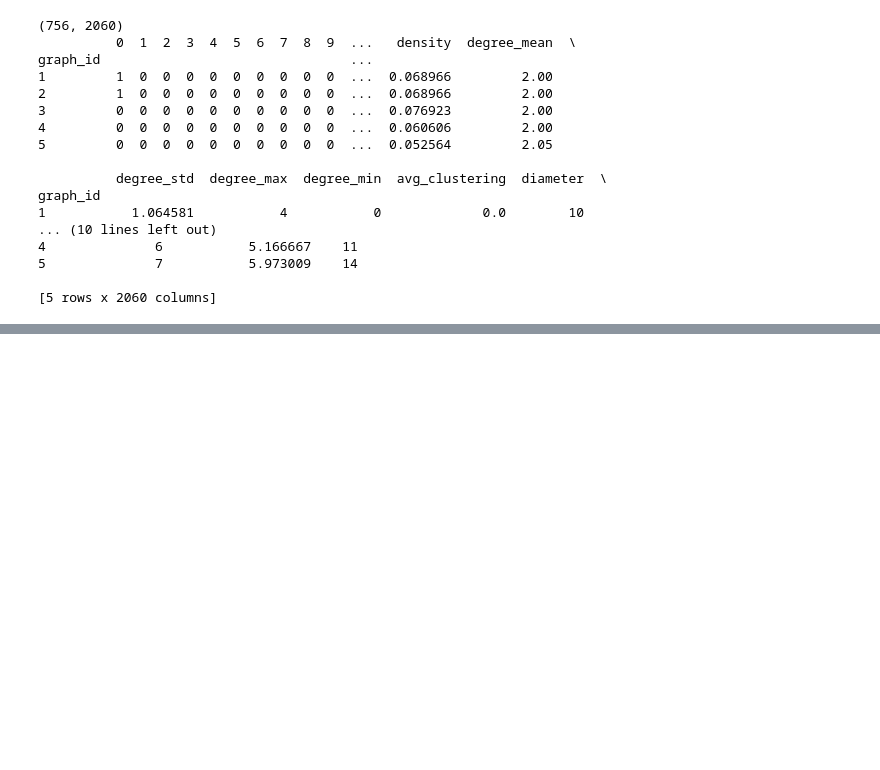
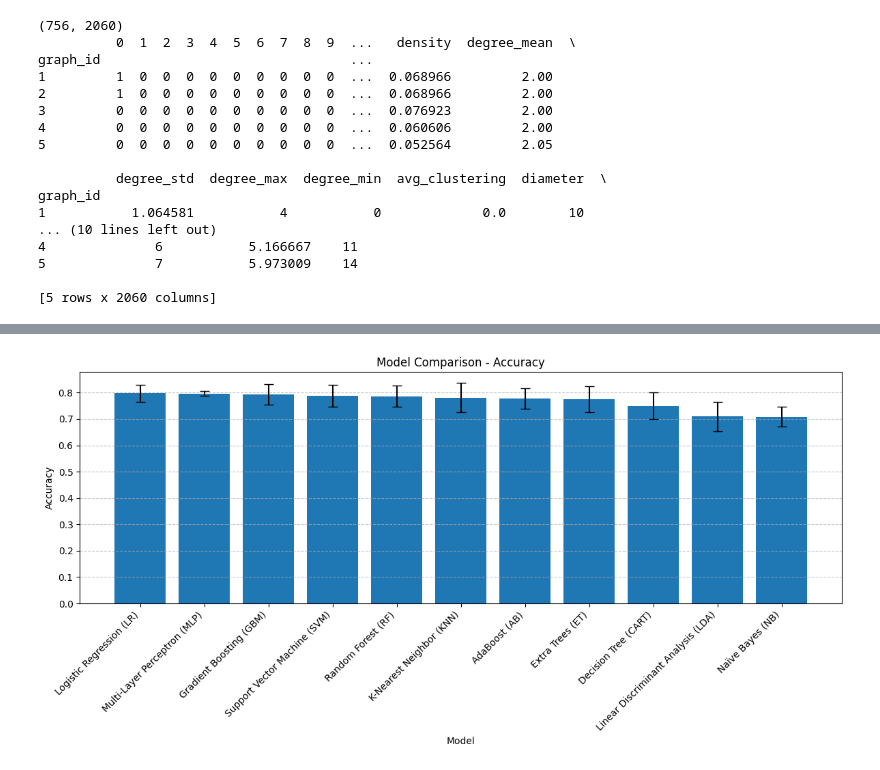
Before and after one commit to ge96lip/SPID-in-Molecular-Graphs, a Jupyter notebook: ML_models.ipynb, the cells around one changed output, grey strips where cells are left out. Cells and saved outputs as stored; diff of their text form; code cells hidden in the pictures; blank space fills up the shorter version.

```diff
--- a/ML_models.ipynb
+++ b/ML_models.ipynb
@@ -401,6 +433,12 @@ scoring = {
     'accuracy': 'accuracy',
     'roc_auc': 'roc_auc'
 }
+# %%
+def is_binary_features(X):
+        """
+        Check if all features in the dataset are binary (contain only 0s and 1s).
+        """
+        return ((X == 0) | (X == 1)).all().all()
 # %%
 def evaluate_models(X, y, models_to_run, cv_strategy, scoring_metrics):
     """
@@ -516,0 +680,16 @@ print(results_combined)
+# %%
+# Sort by accuracy for better readability
+results_df_sorted = results_df.sort_values('accuracy_mean', ascending=False)
+
+# Plot
+plt.figure(figsize=(12, 6))
+plt.bar(results_df_sorted['model'], results_df_sorted['accuracy_mean'], yerr=results_df_sorted['accuracy_std'], capsize=5)
+plt.xticks(rotation=45, ha='right')
+plt.ylabel('Accuracy')
+plt.xlabel('Model')
+plt.title('Model Comparison - Accuracy')
+plt.tight_layout()
+plt.grid(axis='y', linestyle='--', alpha=0.7)
+plt.show()
+# %% [output]
+[figure, added]
```
Also changed, not shown: parts of 9 cells of this notebook.
